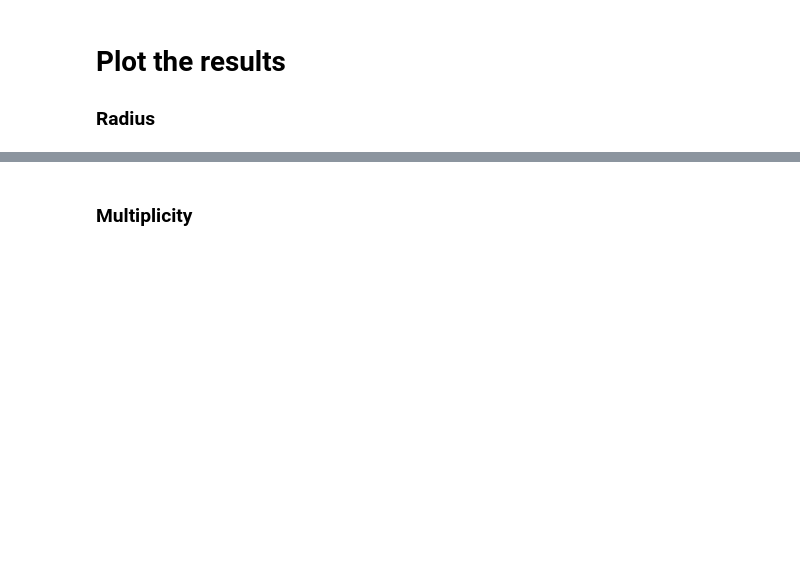
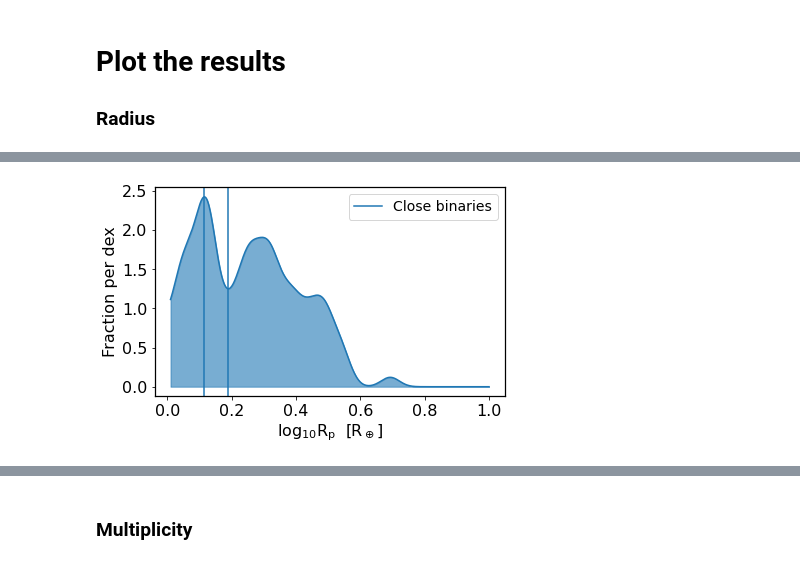
Before and after one commit to ernewton/HWO_calculations, a Jupyter notebook: Toy Model -- Analysis.ipynb, the cells around one changed output, grey strips where cells are left out. Cells and saved outputs as stored; diff of their text form; code cells hidden in the pictures; blank space fills up the shorter version.

```diff
--- a/Toy Model -- Analysis.ipynb
+++ b/Toy Model -- Analysis.ipynb
@@ -162,0 +234,83 @@ plt.savefig('suppression.png')
+# %%
+
+# --------------------------------------------------------------
+# 2️⃣  Data selection
+# --------------------------------------------------------------
+# `good` and `close` are the boolean masks you already have
+mask = good & close
+
+# Take the radii column as a NumPy array and drop non‑positive values
+# (log10 is undefined for ≤ 0)
+radii = db_filtered.loc[mask, 'Rppri'].values
+radii = radii[radii > 0]          # safety filter
+
+# --------------------------------------------------------------
+# 3️⃣  (Optional) Normalising weights – each planet contributes 1/N
+# --------------------------------------------------------------
+N = len(radii)
+weights = np.full(N, 1.0 / N)     # sum(weights) == 1  → unit‑area normalisation
+
+# --------------------------------------------------------------
+# 4️⃣  Work in log10‑space
+# --------------------------------------------------------------
+log_radii = np.log10(radii)       # variable on which we will fit the KDE
+
+# Build the KDE.  `bw_method` can be a scalar (bandwidth factor) or a
+# string such as "scott"/"silverman".  Here we keep the 0.15 you tried.
+kde_log = gaussian_kde(log_radii, bw_method=0.15, weights=weights)
+
+# --------------------------------------------------------------
+# 5️⃣  Evaluation grid – exactly the same grid you would have used
+#     for a log‑spaced histogram
+# --------------------------------------------------------------
+# `log_bin_edges` should be the *log10* edges you used for the histogram,
+# e.g.   log_bin_edges = np.log10(np.logspace(...))  or whatever you built.
+log_x_grid = np.linspace(0.01, 1, 500)  # uniform in log10
+
+# NOTE:  Two ways to visualise the result
+# --------------------------------------------------------------
+# A)  KDE **in log‑space** (direct analogue of a log‑spaced histogram)
+# --------------------------------------------------------------------
+log_density = kde_log(log_x_grid)                 # pdf of log10(R)
+
+# Plotting in log‑space: x‑axis will be log10(R)
+fig_a, ax_a = plt.subplots(figsize=(6, 4))
+ax_a.plot(log_x_grid, log_density,
+          color="#1f77b4", linewidth=1.5, label="Close binaries")
+ax_a.fill_between(log_x_grid, log_density,
+                  color="#1f77b4", alpha=0.6)
+ax_a.set_xlabel(r"$\log_{10} R_{\rm p}$  [R$_\oplus$]")
+ax_a.set_ylabel("Fraction per dex")
+ax_a.legend()
+plt.axvline(0.19)
+plt.axvline(0.115)
+plt.tight_layout()
+plt.show()
+
+# B)  KDE **back‑transformed to linear radius** (so y‑axis is a true pdf in R)
+# -------------------------------------------------------------------------
+# Convert the log‑space density to linear space using the Jacobian:
+#    f_R(R) = f_log(log10 R) / (R * ln(10))
+# First turn the log‑grid back into linear radius values:
+x_grid = 10 ** log_x_grid                     # linear radius values
+
+# Now apply the transformation:
+ln10 = np.log(10.0)
+density_linear = log_density / (x_grid * ln10)
+
+# Plotting in linear space (x‑axis in R, y‑axis = probability density)
+fig_b, ax_b = plt.subplots(figsize=(6, 4))
+ax_b.plot(x_grid, density_linear,
+          color="#1f77b4", linewidth=1.5, label="Close binaries")
+ax_b.fill_between(x_grid, density_linear,
+                  color="#1f77b4", alpha=0.6)
+
+ax_b.set_xlabel(r"$R_{\rm p}$  [R$_\oplus$]")
+ax_b.set_ylabel("Fraction per $R_\oplus$")
+ax_b.set_xscale('log')          # optional: keep a log‑scaled *x* axis
+ax_b.set_xlim(x_grid[0], x_grid[-1])
+ax_b.legend()
+plt.tight_layout()
+plt.show()
+# %% [output]
+[figure, added]
```
Also changed, not shown: parts of 12 cells of this notebook, 11 other files.
